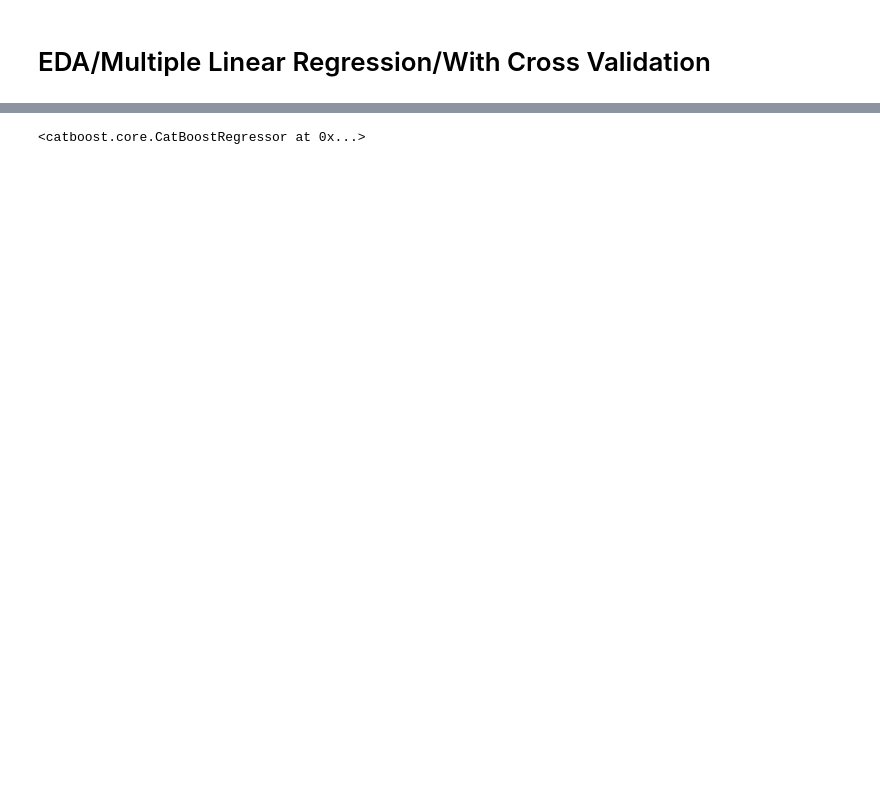
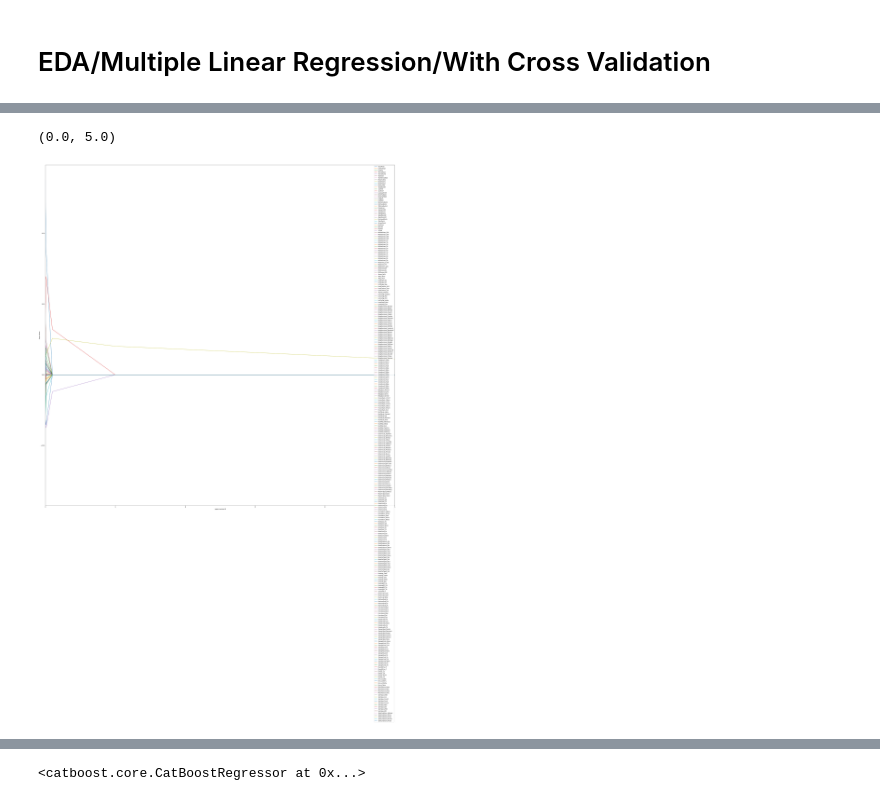
Before and after one commit to hzeig/ames-housing-predictions, a Jupyter notebook: AIDAN/EDA_Predict_House_Price 2-Copy1.ipynb, the cells around one changed output, grey strips where cells are left out. Cells and saved outputs as stored; diff of their text form; code cells hidden in the pictures; blank space fills up the shorter version.

```diff
--- a/AIDAN/EDA_Predict_House_Price 2-Copy1.ipynb
+++ b/AIDAN/EDA_Predict_House_Price 2-Copy1.ipynb
@@ -1022,0 +1092,3 @@ df_raw.SalePrice
+# %%
+from sklearn.model_selection import train_test_split
+X_train, X_test, y_train, y_test = train_test_split(df_train, log_target, test_size=0.3, random_state=0)
@@ -1022,0 +1097,2 @@ df_raw.SalePrice
+# %%
+lasso.fit(X_train, y_train)
@@ -1022,0 +1120,12 @@ df_raw.SalePrice
+# %%
+alphas = np.logspace(-8,2,11)
+scores= []
+coefs_lasso  = []
+
+for alpha in alphas:
+        lasso.set_params(alpha=alpha)
+        lasso.fit(df_train, log_target)
+        coefs_lasso.append(lasso.coef_)
+
+coefs_lasso = pd.DataFrame(coefs_lasso, index = alphas, columns = df_train.columns)
+coefs_lasso.head()
@@ -1022,0 +1151,11 @@ df_raw.SalePrice
+# %%
+plt.figure(figsize = (50, 50))
+for name in coefs_lasso.columns:
+    plt.plot(coefs_lasso.index, coefs_lasso[name], label=name)
+plt.xlabel(r'hyperparameter $\lambda$')
+plt.ylabel(r'slope values')
+plt.legend(loc=1)
+plt.xlim(0,5)
+# %% [output]
+(0.0, 5.0)
+[figure, new version]
```
Also changed, not shown: parts of 93 cells of this notebook, 5 other files.
